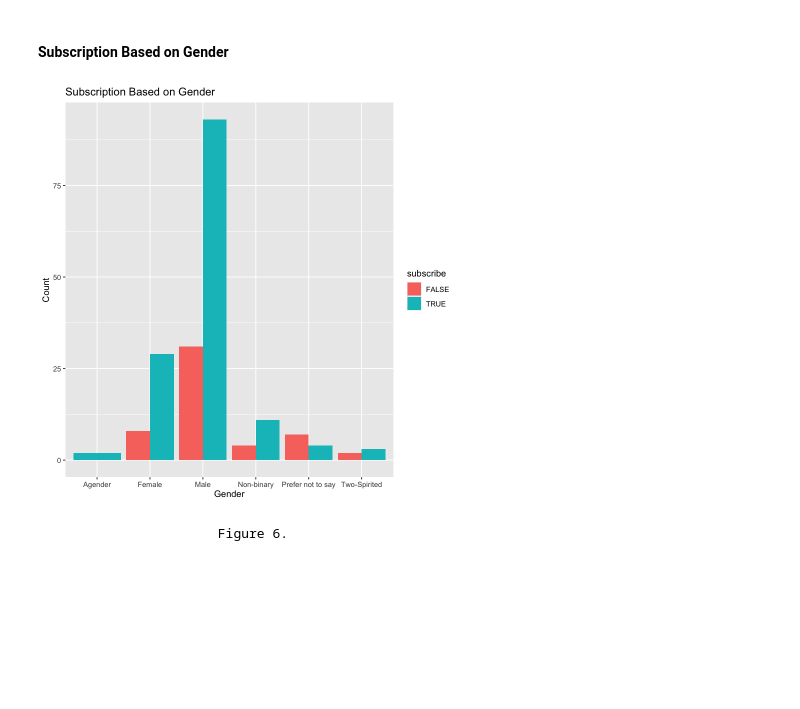
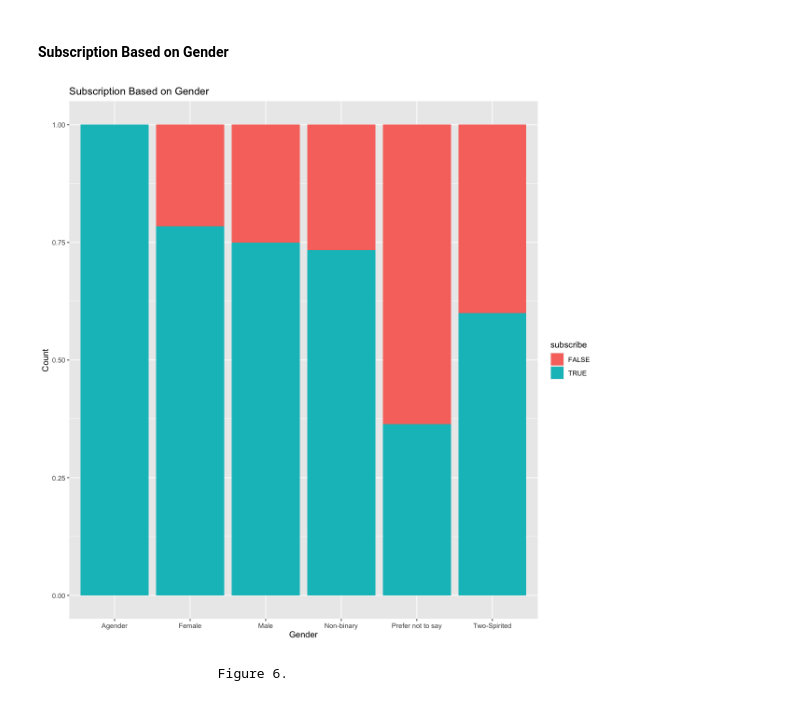
Before and after one commit to avahbot/dsci-100-term-project-final, a Jupyter notebook: project.ipynb, the cells around one changed output. Saved outputs shown, nothing was run; the diff lists cells and outputs as text; code cells hidden in the pictures; blank space fills up the shorter version.

Commit message:
Bar position = "fill" for clarity, and plot size

```diff
--- a/project.ipynb
+++ b/project.ipynb
@@ -210,13 +212,13 @@ bar_plot_1
 # %%
 sub_on_gender <- tidy_players |>
                  ggplot(aes(x = gender, fill = subscribe)) +
-                 geom_bar(position = "dodge") +
+                 geom_bar(position = "fill") +
                  labs(title = "Subscription Based on Gender",
                  x = "Gender", y = "Count")
 
 sub_on_gender
 # %% [output]
-[figure, old version]
+[figure, new version]
 # %% [markdown]
                          Figure 6.
 # %% [markdown]
```
Also changed, not shown: parts of 2 cells of this notebook.
